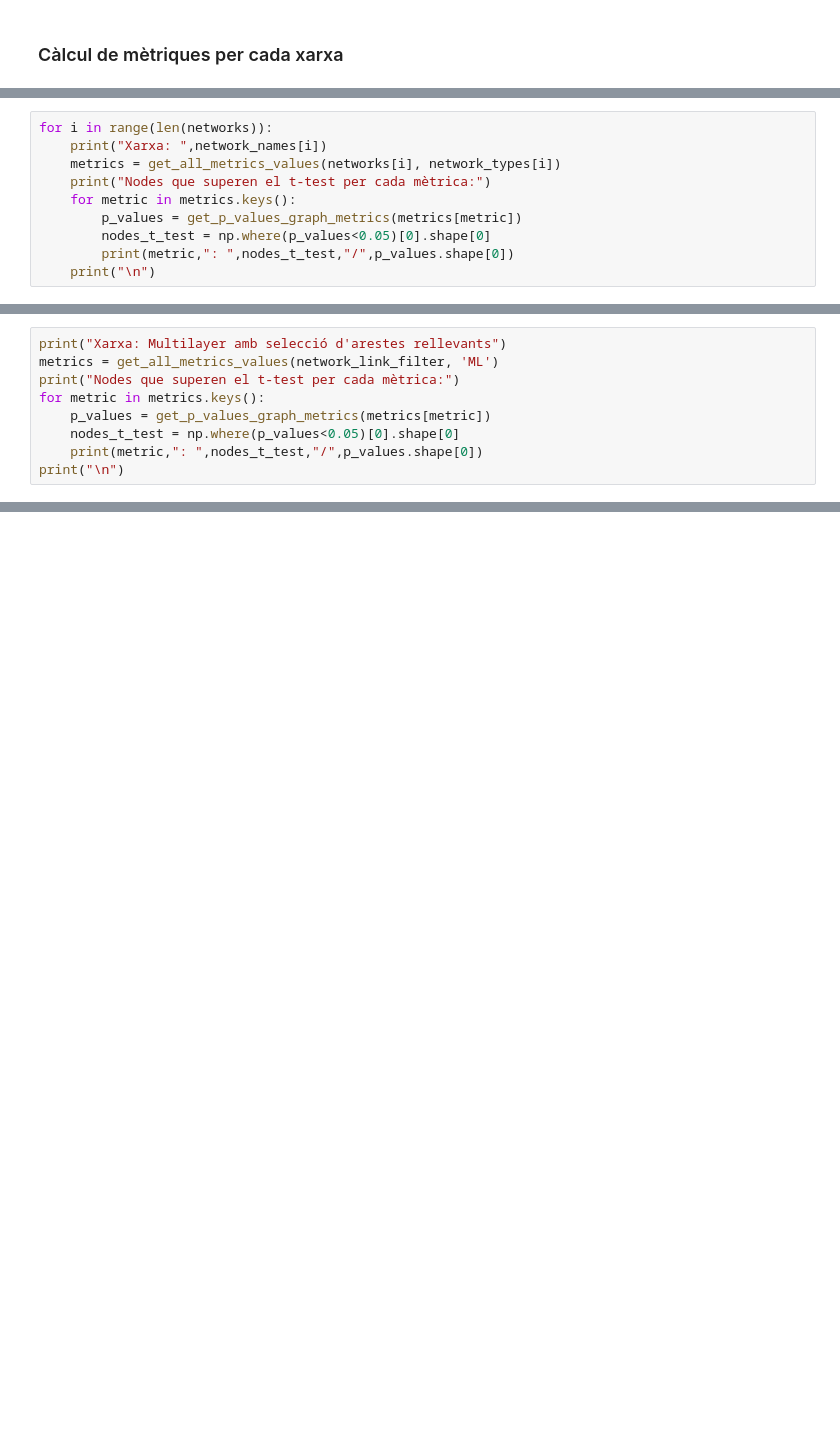
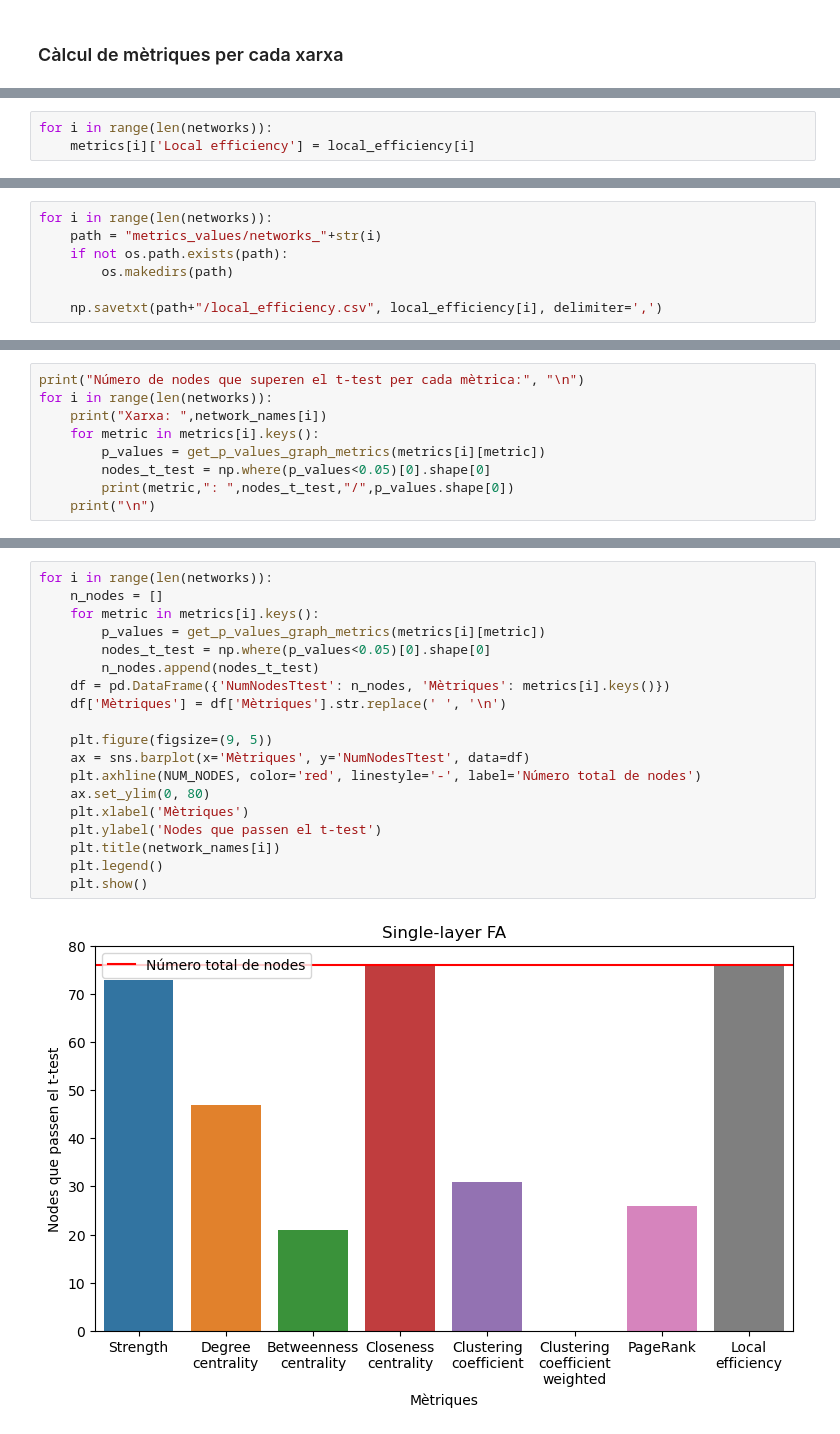
Before and after one commit to martibruix/Codi_TFG, a Jupyter notebook: analisi.ipynb, the cells around one changed output, grey strips where cells are left out. Drawn from its saved outputs; the diff is of its cells as text; blank space fills up the shorter version.

Commit message:
Més mètriques i canvis a l'estratègia de creació de xarxes

```diff
--- a/analisi.ipynb
+++ b/analisi.ipynb
@@ -1580,0 +1778,3 @@ def get_p_values_graph_metrics(metric_values):
+# %%
+for i in range(len(networks)):
+    metrics[i]['Local efficiency'] = local_efficiency[i]
@@ -1580,0 +1783,7 @@ def get_p_values_graph_metrics(metric_values):
+# %%
+for i in range(len(networks)):
+    path = "metrics_values/networks_"+str(i)
+    if not os.path.exists(path):
+        os.makedirs(path)
+
+    np.savetxt(path+"/local_efficiency.csv", local_efficiency[i], delimiter=',')
@@ -1581,10 +1812,9 @@ def get_p_values_graph_metrics(metric_values):
 # %%
+print("Número de nodes que superen el t-test per cada mètrica:", "\n")
 for i in range(len(networks)):
     print("Xarxa: ",network_names[i])
-    metrics = get_all_metrics_values(networks[i], network_types[i])
-    print("Nodes que superen el t-test per cada mètrica:")
-    for metric in metrics.keys():
-        p_values = get_p_values_graph_metrics(metrics[metric])
+    for metric in metrics[i].keys():
+        p_values = get_p_values_graph_metrics(metrics[i][metric])
         nodes_t_test = np.where(p_values<0.05)[0].shape[0]
         print(metric,": ",nodes_t_test,"/",p_values.shape[0])
     print("\n")
@@ -1609,9 +1855,0 @@ Closeness centrality :  7 / 12
-# %%
-print("Xarxa: Multilayer amb selecció d'arestes rellevants")
-metrics = get_all_metrics_values(network_link_filter, 'ML')
-print("Nodes que superen el t-test per cada mètrica:")
-for metric in metrics.keys():
-    p_values = get_p_values_graph_metrics(metrics[metric])
-    nodes_t_test = np.where(p_values<0.05)[0].shape[0]
-    print(metric,": ",nodes_t_test,"/",p_values.shape[0])
-print("\n")
@@ -1624,0 +1856,21 @@ Closeness centrality :  74 / 76
+# %%
+for i in range(len(networks)):
+    n_nodes = []
+    for metric in metrics[i].keys():
+        p_values = get_p_values_graph_metrics(metrics[i][metric])
+        nodes_t_test = np.where(p_values<0.05)[0].shape[0]
+        n_nodes.append(nodes_t_test)
+    df = pd.DataFrame({'NumNodesTtest': n_nodes, 'Mètriques': metrics[i].keys()})
+    df['Mètriques'] = df['Mètriques'].str.replace(' ', '\n')
+
+    plt.figure(figsize=(9, 5))
+    ax = sns.barplot(x='Mètriques', y='NumNodesTtest', data=df)
+    plt.axhline(NUM_NODES, color='red', linestyle='-', label='Número total de nodes')
+    ax.set_ylim(0, 80)
+    plt.xlabel('Mètriques')
+    plt.ylabel('Nodes que passen el t-test')
+    plt.title(network_names[i])
+    plt.legend()
+    plt.show()
+# %% [output]
+[figure, added]
```
Also changed, not shown: parts of 67 cells of this notebook, 56 other files.
